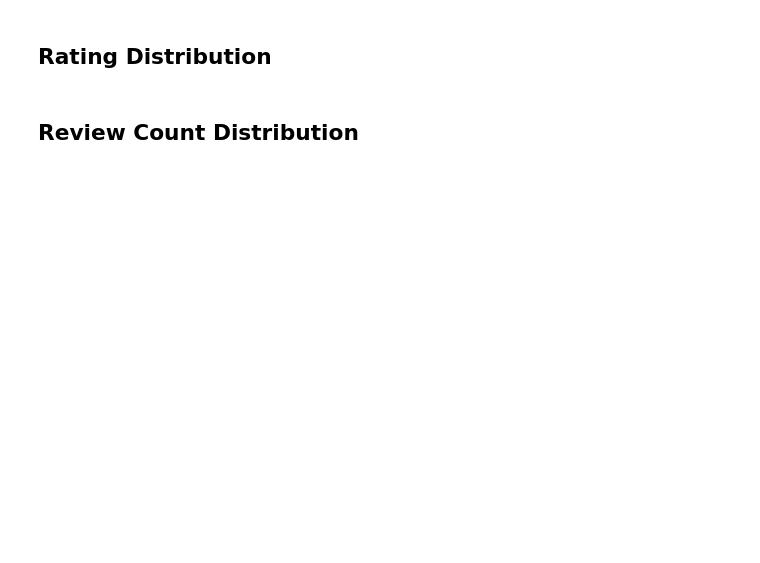
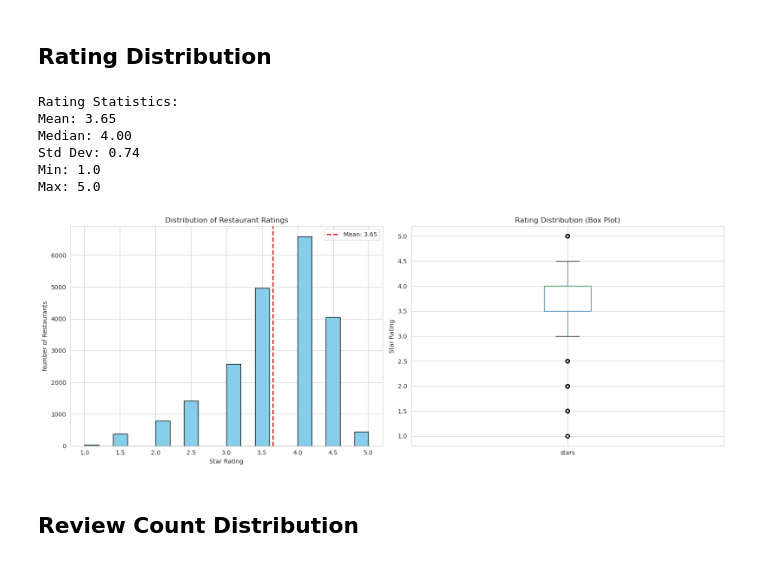
Before and after one commit to omarsagoo/VenueSignal, a Jupyter notebook: EDA.ipynb, the cells around one changed output. Cells and saved outputs as stored; diff of their text form; code cells hidden in the pictures; blank space fills up the shorter version.

```diff
--- a/EDA.ipynb
+++ b/EDA.ipynb
@@ -321,23 +944,40 @@ print(f"Max: {df_business['stars'].max():.1f}")
 # %%
-#@title Plot Rating Statistics Distribution
+# Rating statistics
+print("Rating Statistics:")
+print(f"Mean: {df_parking['stars'].mean():.2f}")
+print(f"Median: {df_parking['stars'].median():.2f}")
+print(f"Std Dev: {df_parking['stars'].std():.2f}")
+print(f"Min: {df_parking['stars'].min():.1f}")
+print(f"Max: {df_parking['stars'].max():.1f}")
+
+# Plot distribution
 fig, axes = plt.subplots(1, 2, figsize=(16, 6))
 
 # Histogram
 ax1 = axes[0]
-df_business['stars'].hist(bins=20, ax=ax1, color='skyblue', edgecolor='black')
-ax1.axvline(df_business['stars'].mean(), color='red', linestyle='--', linewidth=2, label=f'Mean: {df_business["stars"].mean():.2f}')
+df_parking['stars'].hist(bins=20, ax=ax1, color='skyblue', edgecolor='black')
+ax1.axvline(df_parking['stars'].mean(), color='red', linestyle='--', linewidth=2,
+            label=f'Mean: {df_parking["stars"].mean():.2f}')
 ax1.set_xlabel('Star Rating')
 ax1.set_ylabel('Number of Restaurants')
 ax1.set_title('Distribution of Restaurant Ratings')
 ax1.legend()
 
 # Box plot
 ax2 = axes[1]
-df_business.boxplot(column='stars', ax=ax2)
+df_parking.boxplot(column='stars', ax=ax2)
 ax2.set_ylabel('Star Rating')
 ax2.set_title('Rating Distribution (Box Plot)')
 
 plt.tight_layout()
 plt.show()
+# %% [output]
+Rating Statistics:
+Mean: 3.65
+Median: 4.00
+Std Dev: 0.74
+Min: 1.0
+Max: 5.0
+[figure, added]
 # %% [markdown]
 ## Review Count Distribution
```
Also changed, not shown: parts of 68 cells of this notebook.
